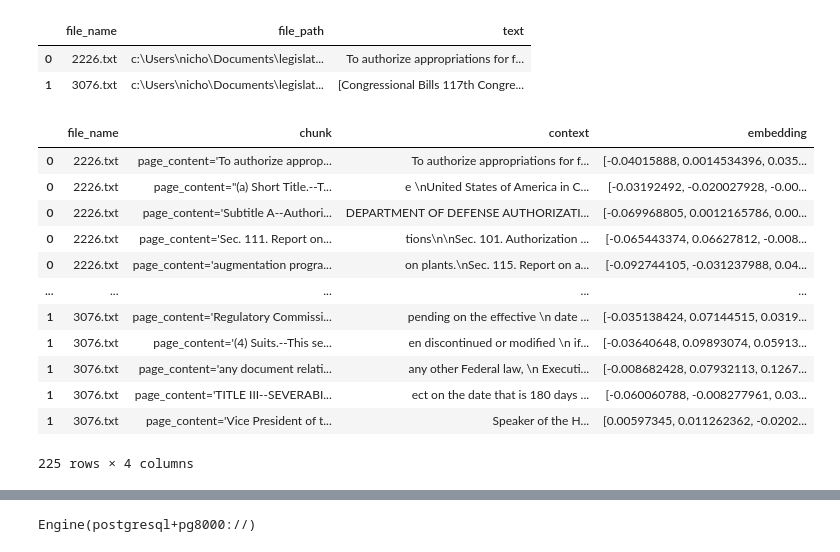
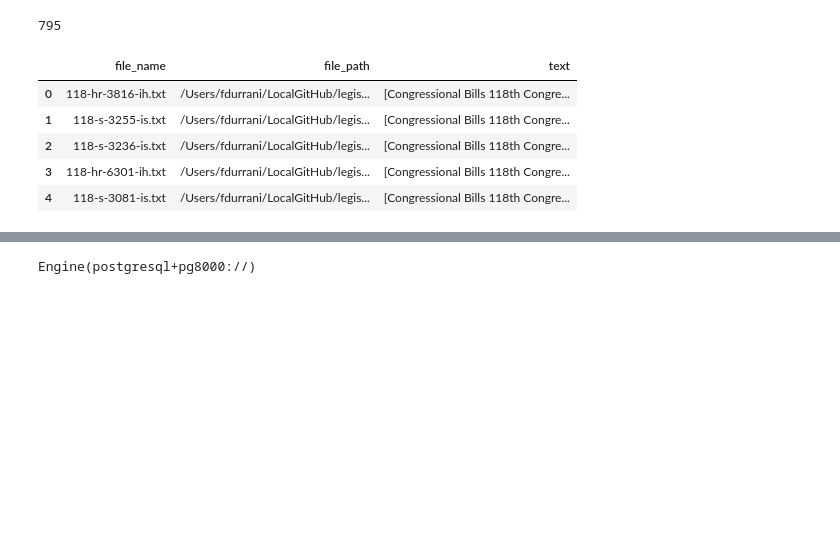
Before and after one commit to farisdurrani/legislation_llm, a Jupyter notebook: pipeline/pull_data.ipynb, the cells around one changed output, grey strips where cells are left out. Saved outputs shown, nothing was run; the diff lists cells and outputs as text; code cells hidden in the pictures; blank space fills up the shorter version.

```diff
--- a/pipeline/pull_data.ipynb
+++ b/pipeline/pull_data.ipynb
@@ -131,25 +135,14 @@ db = get_context(db, CHUNK_SIZE)
 db = get_embeddings(db, model)
 text_db, vector_db = separate_tables(db)
 #to_postgres(vector_db)
-# %%
-text_db
-# %% [output]
-|  | file_name | file_path | text |
-| 0 | 2226.txt | c:\Users\nicho\Documents\legislat... | To authorize appropriations for f... |
-| 1 | 3076.txt | c:\Users\nicho\Documents\legislat... | [Congressional Bills 117th Congre... |
-# %%
-vector_db
-# %% [output]
-|  | file_name | chunk | context | embedding |
-| 0 | 2226.txt | page_content='To authorize approp... | To authorize appropriations for f... | [-0.04015888, 0.0014534396, 0.035... |
-| 0 | 2226.txt | page_content="(a) Short Title.--T... | e \nUnited States of America in C... | [-0.03192492, -0.020027928, -0.00... |
-| 0 | 2226.txt | page_content='Subtitle A--Authori... | DEPARTMENT OF DEFENSE AUTHORIZATI... | [-0.069968805, 0.0012165786, 0.00... |
-| 0 | 2226.txt | page_content='Sec. 111. Report on... | tions\n\nSec. 101. Authorization ... | [-0.065443374, 0.06627812, -0.008... |
-| 0 | 2226.txt | page_content='augmentation progra... | on plants.\nSec. 115. Report on a... | [-0.092744105, -0.031237988, 0.04... |
-| ... | ... | ... | ... | ... |
-| 1 | 3076.txt | page_content='Regulatory Commissi... | pending on the effective \n date ... | [-0.035138424, 0.07144515, 0.0319... |
-| 1 | 3076.txt | page_content='(4) Suits.--This se... | en discontinued or modified \n if... | [-0.03640648, 0.09893074, 0.05913... |
-| 1 | 3076.txt | page_content='any document relati... | any other Federal law, \n Executi... | [-0.008682428, 0.07932113, 0.1267... |
-| 1 | 3076.txt | page_content='TITLE III--SEVERABI... | ect on the date that is 180 days ... | [-0.060060788, -0.008277961, 0.03... |
-| 1 | 3076.txt | page_content='Vice President of t... | Speaker of the H... | [0.00597345, 0.011262362, -0.0202... |
-225 rows × 4 columns
+# %%
+print(len(text_db))
+text_db.head()
+# %% [output]
+795
+|  | file_name | file_path | text |
+| 0 | 118-hr-3816-ih.txt | /Users/fdurrani/LocalGitHub/legis... | [Congressional Bills 118th Congre... |
+| 1 | 118-s-3255-is.txt | /Users/fdurrani/LocalGitHub/legis... | [Congressional Bills 118th Congre... |
+| 2 | 118-s-3236-is.txt | /Users/fdurrani/LocalGitHub/legis... | [Congressional Bills 118th Congre... |
+| 3 | 118-hr-6301-ih.txt | /Users/fdurrani/LocalGitHub/legis... | [Congressional Bills 118th Congre... |
+| 4 | 118-s-3081-is.txt | /Users/fdurrani/LocalGitHub/legis... | [Congressional Bills 118th Congre... |
```
Also changed, not shown: parts of 9 cells of this notebook.
